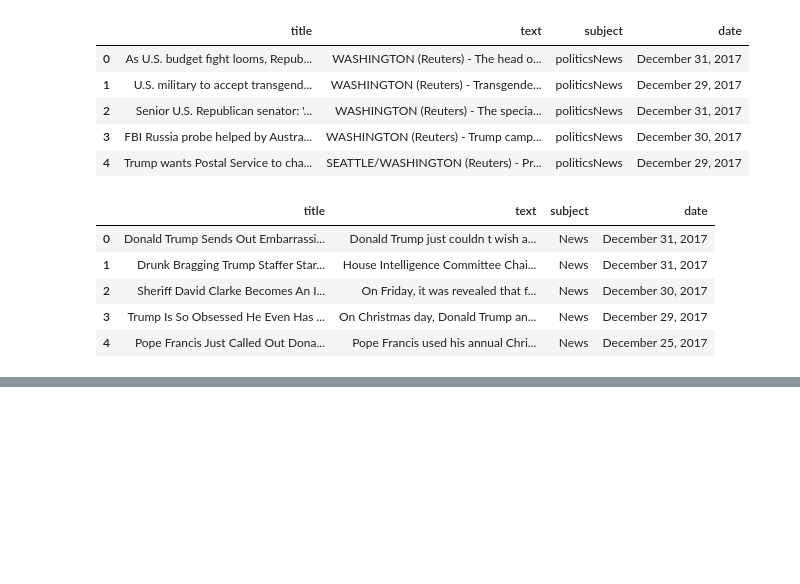
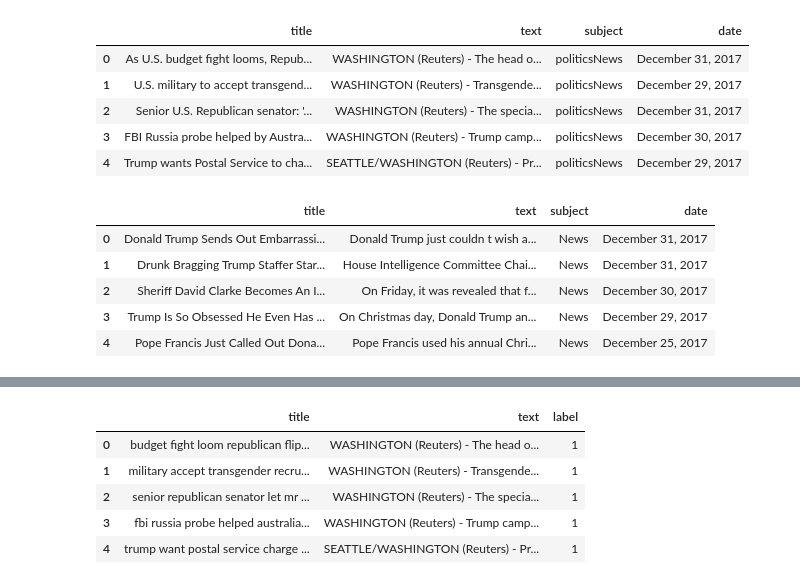
Before and after one commit to KyleL1015/CSE150AMilestone2, a Jupyter notebook: CSE150AMilestone1.ipynb, the cells around one changed output, grey strips where cells are left out. Drawn from its saved outputs; the diff is of its cells as text; code cells hidden in the pictures; blank space fills up the shorter version.

```diff
--- a/CSE150AMilestone1.ipynb
+++ b/CSE150AMilestone1.ipynb
@@ -24,3 +24,30 @@ fake.head()
 | 2 | Sheriff David Clarke Becomes An I... | On Friday, it was revealed that f... | News | December 30, 2017 |
 | 3 | Trump Is So Obsessed He Even Has ... | On Christmas day, Donald Trump an... | News | December 29, 2017 |
 | 4 | Pope Francis Just Called Out Dona... | Pope Francis used his annual Chri... | News | December 25, 2017 |
+# %%
+true["label"] = 1
+fake["label"] = 0
+df = pd.concat([true, fake], axis=0).reset_index(drop=True)
+df = df[['title', 'text', 'label']]
+# %%
+import re
+import nltk
+from nltk.corpus import stopwords
+from nltk.tokenize import word_tokenize
+from nltk.stem import WordNetLemmatizer
+from sklearn.feature_extraction.text import TfidfVectorizer
+
+nltk.download('punkt')
+nltk.download('stopwords')
+nltk.download('wordnet')
+nltk.download('punkt_tab')
+
+stop_words = set(stopwords.words('english'))
+lemmatizer = WordNetLemmatizer()
+stop_words.update(["u"])
+def clean_text(sentence):
+    sentence = sentence.lower()
+    sentence = re.sub(r'[^a-z\s]', '', sentence)
+    tokens = word_tokenize(sentence)
+    tokens = [lemmatizer.lemmatize(word) for word in tokens if word not in stop_words]
+    return " ".join(tokens)
@@ -26,0 +63,11 @@ fake.head()
+# %%
+df['title'] = [clean_text(sentence) for sentence in df['title']]
+# %%
+df.head()
+# %% [output]
+|  | title | text | label |
+| 0 | budget fight loom republican flip... | WASHINGTON (Reuters) - The head o... | 1 |
+| 1 | military accept transgender recru... | WASHINGTON (Reuters) - Transgende... | 1 |
+| 2 | senior republican senator let mr ... | WASHINGTON (Reuters) - The specia... | 1 |
+| 3 | fbi russia probe helped australia... | WASHINGTON (Reuters) - Trump camp... | 1 |
+| 4 | trump want postal service charge ... | SEATTLE/WASHINGTON (Reuters) - Pr... | 1 |
```
Also changed, not shown: parts of 1 cell of this notebook.
